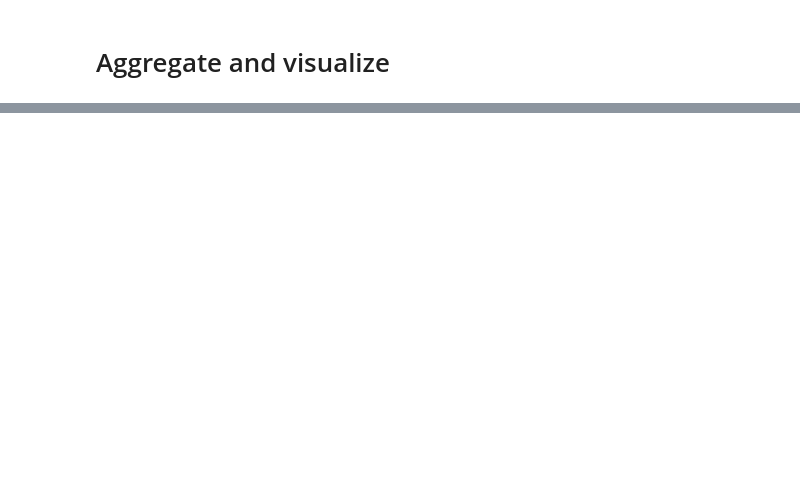
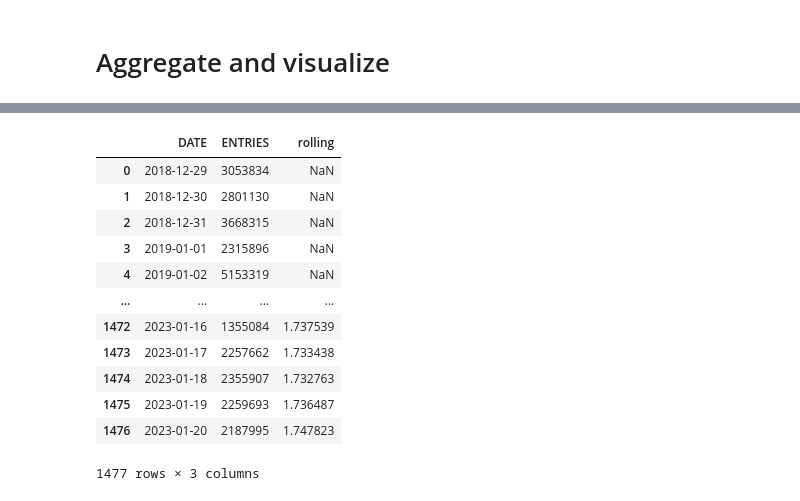
Before and after one commit to druce/MTA, a Jupyter notebook: MTA-DuckDB.ipynb, the cells around one changed output, grey strips where cells are left out. Cells and saved outputs as stored; diff of their text form; code cells hidden in the pictures; blank space fills up the shorter version.

```diff
--- a/MTA-DuckDB.ipynb
+++ b/MTA-DuckDB.ipynb
@@ -614,4 +700,18 @@ df
 # %%
 
-df["rolling"] = df['ENTRIES'].rolling(7).sum()/7/1000000
+df["rolling"] = df['ENTRIES'].rolling(28).sum()/28/1000000
 df
+# %% [output]
+|  | DATE | ENTRIES | rolling |
+| 0 | 2018-12-29 | 3053834 | NaN |
+| 1 | 2018-12-30 | 2801130 | NaN |
+| 2 | 2018-12-31 | 3668315 | NaN |
+| 3 | 2019-01-01 | 2315896 | NaN |
+| 4 | 2019-01-02 | 5153319 | NaN |
+| ... | ... | ... | ... |
+| 1472 | 2023-01-16 | 1355084 | 1.737539 |
+| 1473 | 2023-01-17 | 2257662 | 1.733438 |
+| 1474 | 2023-01-18 | 2355907 | 1.732763 |
+| 1475 | 2023-01-19 | 2259693 | 1.736487 |
+| 1476 | 2023-01-20 | 2187995 | 1.747823 |
+1477 rows × 3 columns
```
Also changed, not shown: parts of 73 cells of this notebook.
